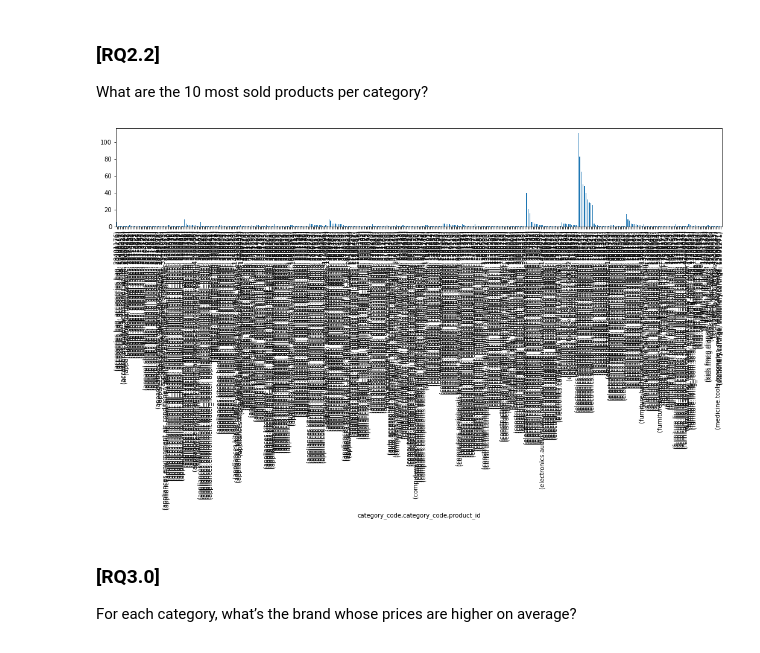
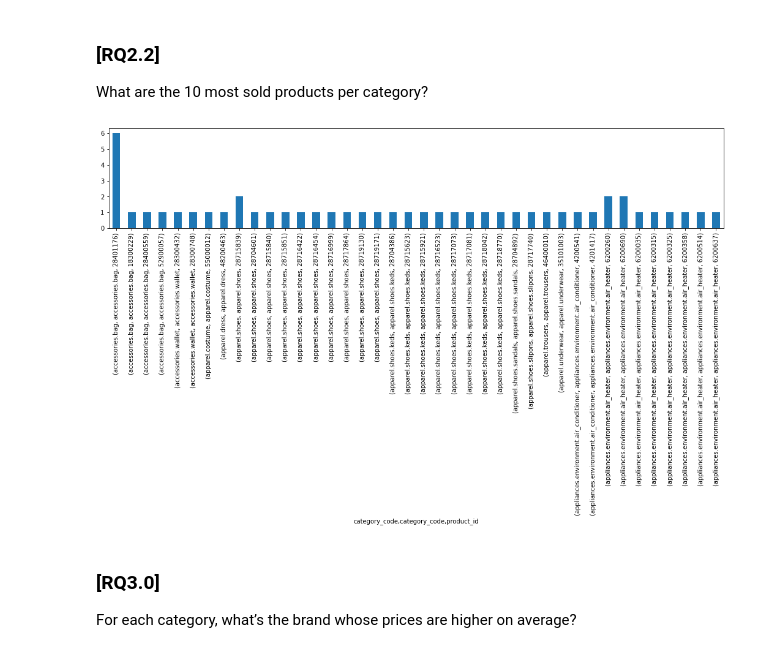
Before and after one commit to freebirdT/ADM_homework2, a Jupyter notebook: main.ipynb, the cells around one changed output. Saved outputs shown, nothing was run; the diff lists cells and outputs as text; code cells hidden in the pictures.

```diff
--- a/main.ipynb
+++ b/main.ipynb
@@ -596,23 +597,23 @@ What are the 10 most sold products per category?
 # %%
 # Reclaiming the maximum amount of available memory
 gc.collect()
 
 # Creating a dataframe event_type only purchase and grouping by category_code and product_id to extract the number of products sold per category
 ten_most_sold = dataset[dataset.event_type=='purchase'].groupby(['category_code', 'product_id']).product_id.count()
 
 # Reclaiming the maximum amount of available memory
 gc.collect()
 
 # Because of the not sorted number of products per category, the following line reaches top 10 values
 ten_most_sold = ten_most_sold.groupby('category_code').nlargest(10)
 
 # Visualising the 10 most sold products per category
-ten_most_sold.plot.bar(figsize=(18,3))
+ten_most_sold.head(40).plot.bar(figsize=(18,3))
 
 # Delete variable to free RAM
 del ten_most_sold
 # %% [output]
-[figure, old version]
+[figure, new version]
 # %% [markdown]
 ### [RQ3.0]
 
```
Also changed, not shown: parts of 5 cells of this notebook.
